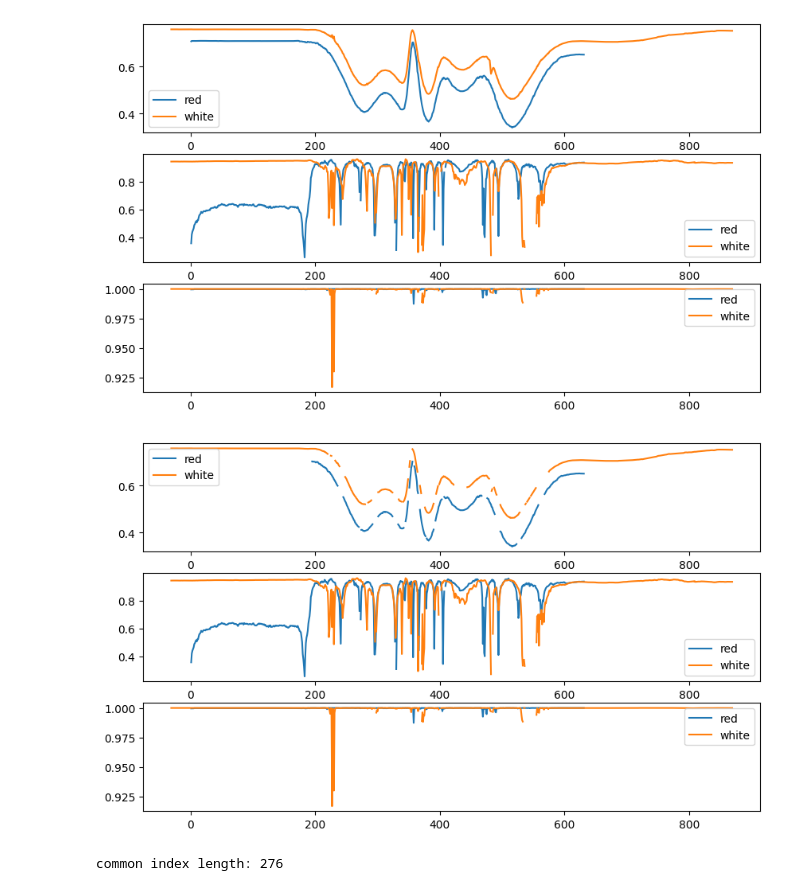
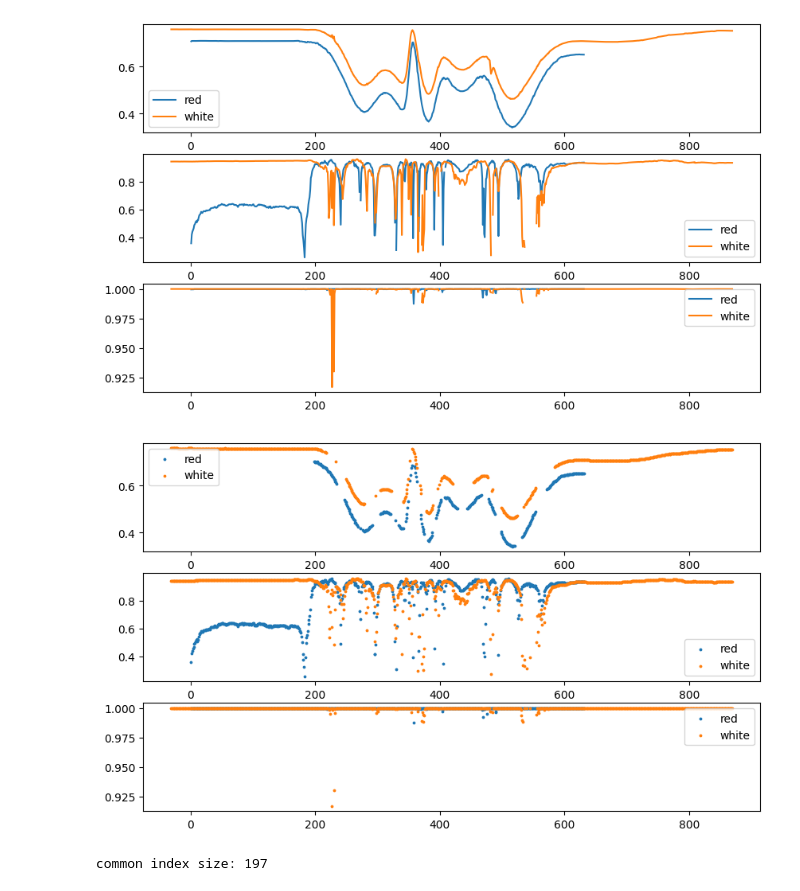
Before and after one commit to shuzo57/3d_reconstruction, a Jupyter notebook: dev/HoselMatching.ipynb, the cells around one changed output. Cells and saved outputs as stored; diff of their text form; code cells hidden in the pictures.

```diff
--- a/dev/HoselMatching.ipynb
+++ b/dev/HoselMatching.ipynb
@@ -111,7 +111,7 @@ if GRAPH_SHOW:
 # %% [output]
 [figure]
 # %%
-thr = 0.85
+thr = 0.90
 
 new_club1 = club1.copy()
 new_club2 = club2.copy()
@@ -129,30 +129,33 @@ new_club2.loc[conf2['BOX_conf'] <= thr, 'GRIP_x'] = None
 new_club2.loc[conf2['BOX_conf'] <= thr, 'GRIP_y'] = None
 new_club2.loc[conf2['BOX_conf'] <= thr, 'TOE_x'] = None
 new_club2.loc[conf2['BOX_conf'] <= thr, 'TOE_y'] = None
+
+new_club1['new_frame'] = new_club1['frame']
+new_club2['new_frame'] = new_club2['frame'] + delay_frame
 # %%
 if GRAPH_SHOW:
     fig, ax = plt.subplots(3, 1, figsize=(10, 6))
 
-    ax[0].plot(new_club1['frame'], new_club1['HOSEL_y'], label='red')
-    ax[0].plot(new_club2['frame'] + delay_frame, new_club2['HOSEL_y'], label='white')
+    ax[0].scatter(new_club1['new_frame'], new_club1['HOSEL_y'], s=3, label='red')
+    ax[0].scatter(new_club2['new_frame'], new_club2['HOSEL_y'], s=3, label='white')
     ax[0].legend()
 
-    ax[1].plot(conf1['frame'], conf1['BOX_conf'], label='red')
-    ax[1].plot(conf2['frame'] + delay_frame, conf2['BOX_conf'], label='white')
+    ax[1].scatter(conf1['frame'], conf1['BOX_conf'], s=3, label='red')
+    ax[1].scatter(conf2['frame'] + delay_frame, conf2['BOX_conf'], s=3, label='white')
     ax[1].legend()
 
-    ax[2].plot(conf1['frame'], conf1['HOSEL_conf'], label='red')
-    ax[2].plot(conf2['frame'] + delay_frame, conf2['HOSEL_conf'], label='white')
+    ax[2].scatter(conf1['frame'], conf1['HOSEL_conf'], s=3, label='red')
+    ax[2].scatter(conf2['frame'] + delay_frame, conf2['HOSEL_conf'], s=3, label='white')
     ax[2].legend()
 
     plt.show()
 # %% [output]
-[figure, old version]
+[figure, new version]
 # %%
-not_null_index1 = set(new_club1[new_club1['HOSEL_x'].notnull()].index)
-not_null_index2 = set(new_club2[new_club2['HOSEL_x'].notnull()].index - delay_frame)
+index1 = set(new_club1[~new_club1.isnull().any(axis=1)]['new_frame'].values)
+index2 = set(new_club2[~new_club2.isnull().any(axis=1)]['new_frame'].values)
 
-common_index = np.array(sorted(list(not_null_index1 & not_null_index2)))
-print(f'common index length: {len(common_index)}')
+common_index = np.array(sorted(list(index1 & index2)))
+print(f'common index size: {len(common_index)}')
 # %% [output]
-common index length: 276
+common index size: 197
```
Also changed, not shown: parts of 11 cells of this notebook, 6 other files.
